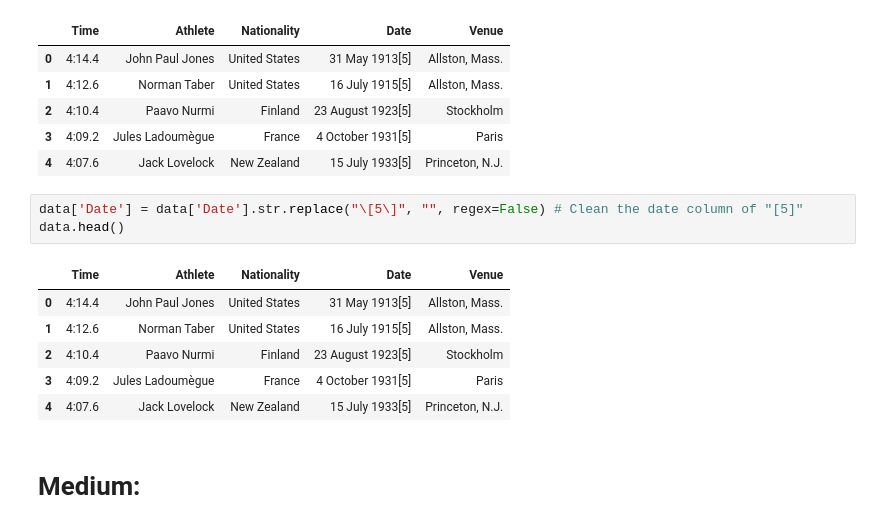
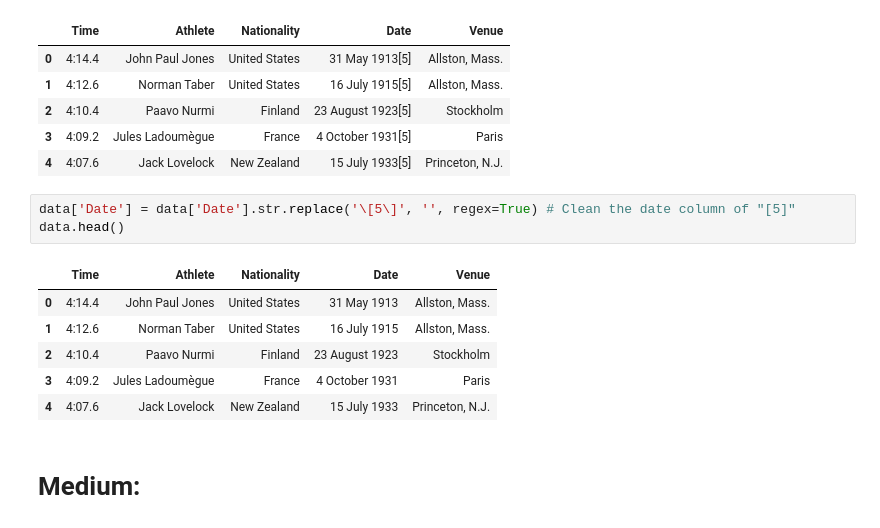
Before and after one commit to jgroeschen/data_1_checks, a Jupyter notebook: mens_mile_WR_example_project.ipynb, the cells around one changed output. Saved outputs shown, nothing was run; the diff lists cells and outputs as text.

Commit message:
Corrected replace regex for escaped brackets

```diff
--- a/mens_mile_WR_example_project.ipynb
+++ b/mens_mile_WR_example_project.ipynb
@@ -54,15 +54,15 @@ data.head()
 | 3 | 4:09.2 | Jules Ladoumègue | France | 4 October 1931[5] | Paris |
 | 4 | 4:07.6 | Jack Lovelock | New Zealand | 15 July 1933[5] | Princeton, N.J. |
 # %%
-data['Date'] = data['Date'].str.replace("\[5\]", "", regex=False) # Clean the date column of "[5]"
+data['Date'] = data['Date'].str.replace('\[5\]', '', regex=True) # Clean the date column of "[5]"
 data.head()
 # %% [output]
 |  | Time | Athlete | Nationality | Date | Venue |
-| 0 | 4:14.4 | John Paul Jones | United States | 31 May 1913[5] | Allston, Mass. |
-| 1 | 4:12.6 | Norman Taber | United States | 16 July 1915[5] | Allston, Mass. |
-| 2 | 4:10.4 | Paavo Nurmi | Finland | 23 August 1923[5] | Stockholm |
-| 3 | 4:09.2 | Jules Ladoumègue | France | 4 October 1931[5] | Paris |
-| 4 | 4:07.6 | Jack Lovelock | New Zealand | 15 July 1933[5] | Princeton, N.J. |
+| 0 | 4:14.4 | John Paul Jones | United States | 31 May 1913 | Allston, Mass. |
+| 1 | 4:12.6 | Norman Taber | United States | 16 July 1915 | Allston, Mass. |
+| 2 | 4:10.4 | Paavo Nurmi | Finland | 23 August 1923 | Stockholm |
+| 3 | 4:09.2 | Jules Ladoumègue | France | 4 October 1931 | Paris |
+| 4 | 4:07.6 | Jack Lovelock | New Zealand | 15 July 1933 | Princeton, N.J. |
 # %% [markdown]
 # Medium:
 # %%
```
Also changed, not shown: parts of 2 cells of this notebook.
